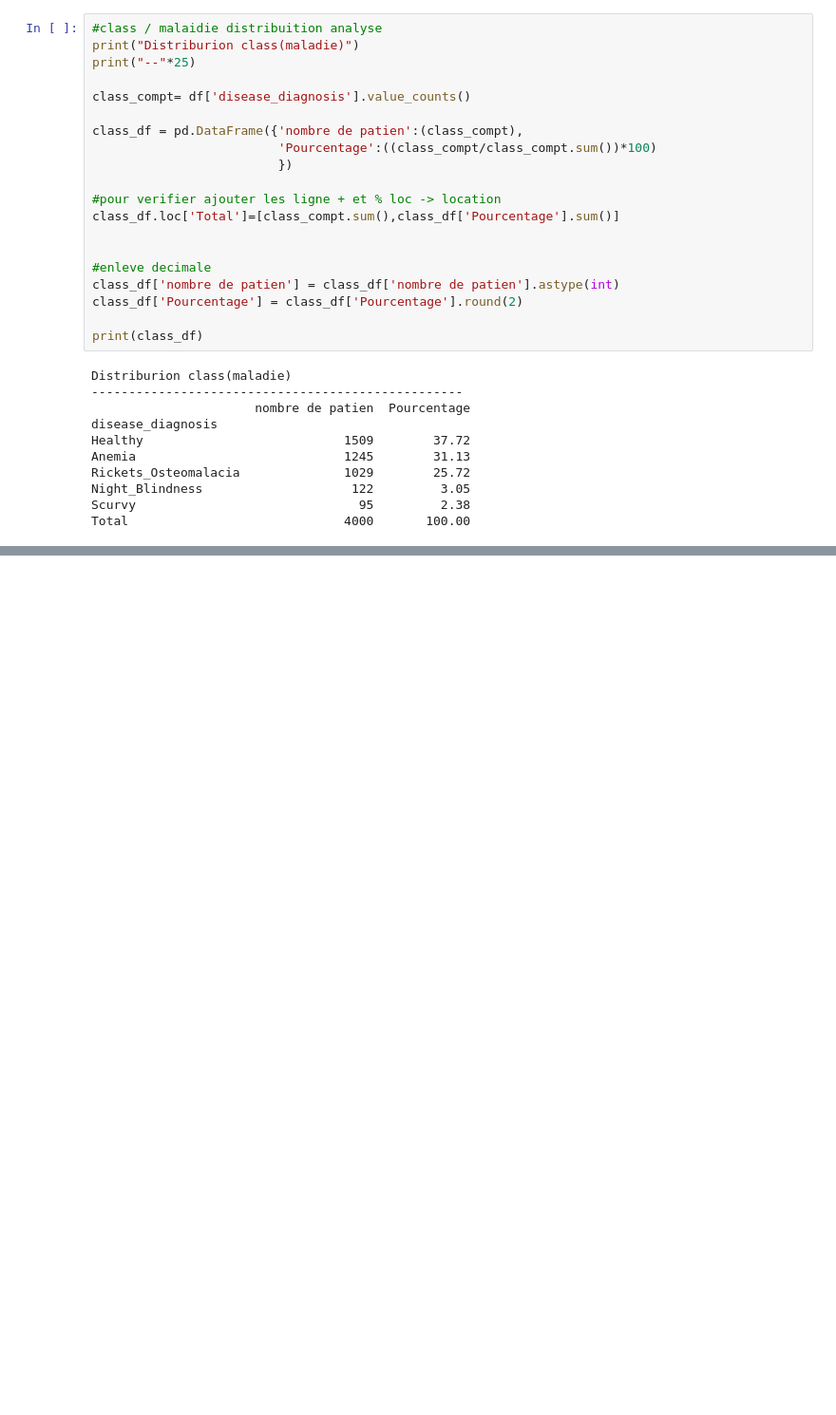
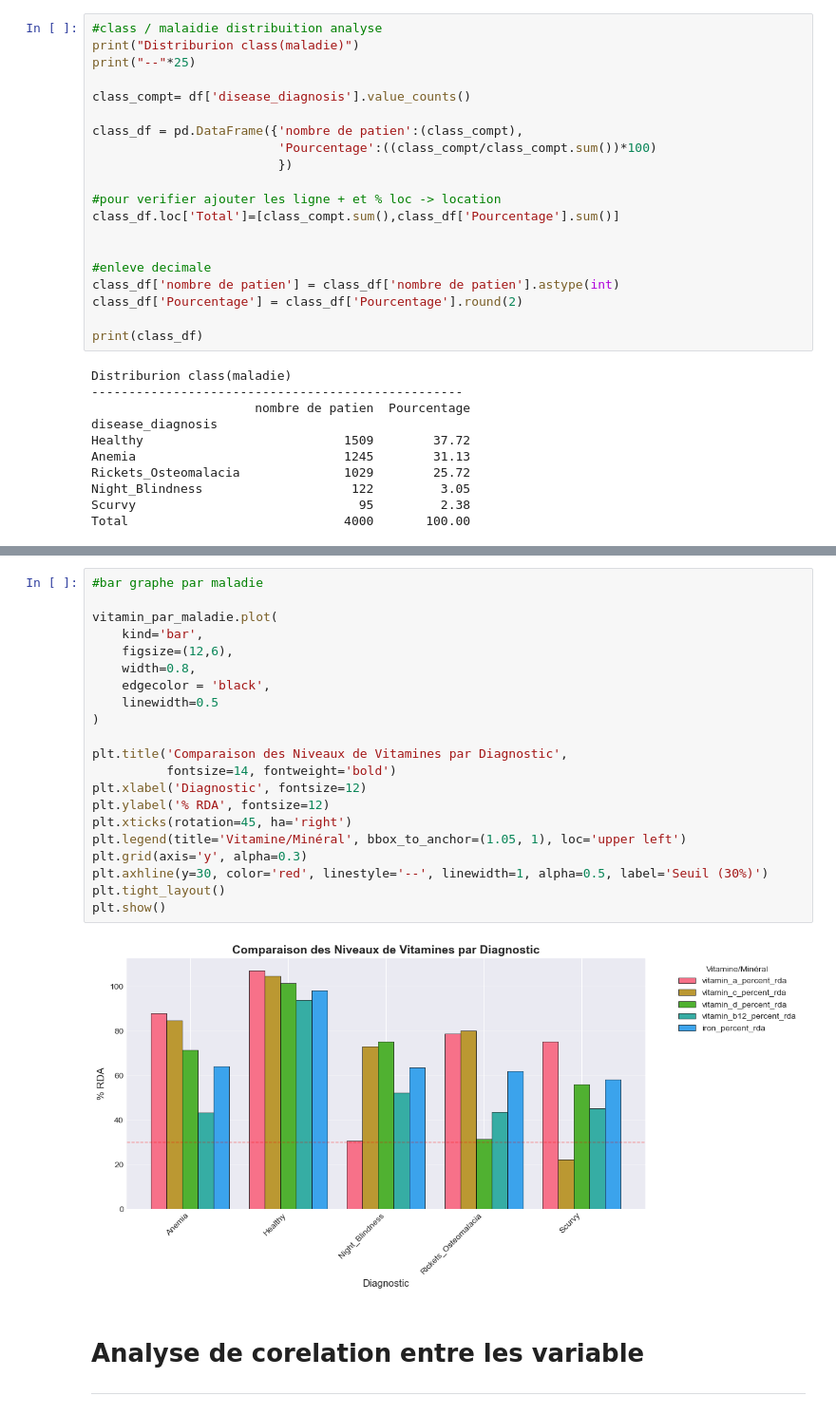
Before and after one commit to serdarvarl/projet_vitamin_IA, a Jupyter notebook: notebooks/data_vis.ipynb, the cells around one changed output, grey strips where cells are left out. Shown at 95% size. Drawn from its saved outputs; the diff is of its cells as text; blank space fills up the shorter version.

```diff
--- a/notebooks/data_vis.ipynb
+++ b/notebooks/data_vis.ipynb
@@ -145,0 +211,26 @@ Total                             4000       100.00
+# %%
+#bar graphe par maladie
+
+vitamin_par_maladie.plot(
+    kind='bar',
+    figsize=(12,6),
+    width=0.8,
+    edgecolor = 'black',
+    linewidth=0.5
+)
+
+plt.title('Comparaison des Niveaux de Vitamines par Diagnostic',
+          fontsize=14, fontweight='bold')
+plt.xlabel('Diagnostic', fontsize=12)
+plt.ylabel('% RDA', fontsize=12)
+plt.xticks(rotation=45, ha='right')
+plt.legend(title='Vitamine/Minéral', bbox_to_anchor=(1.05, 1), loc='upper left')
+plt.grid(axis='y', alpha=0.3)
+plt.axhline(y=30, color='red', linestyle='--', linewidth=1, alpha=0.5, label='Seuil (30%)')
+plt.tight_layout()
+plt.show()
+# %% [output]
+[figure, added]
+# %% [markdown]
+# Analyse de corelation entre les variable
+--------------------
```
Also changed, not shown: parts of 10 cells of this notebook.
